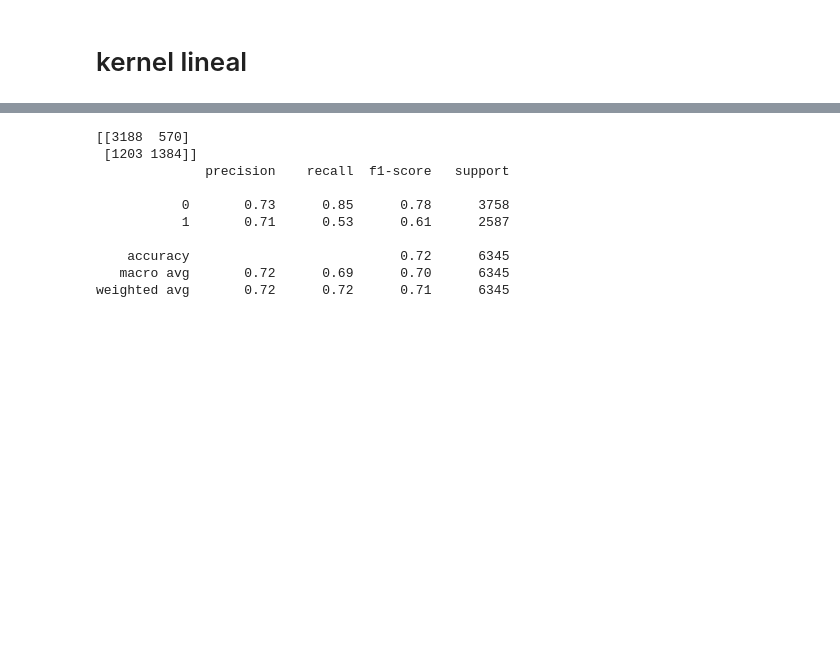
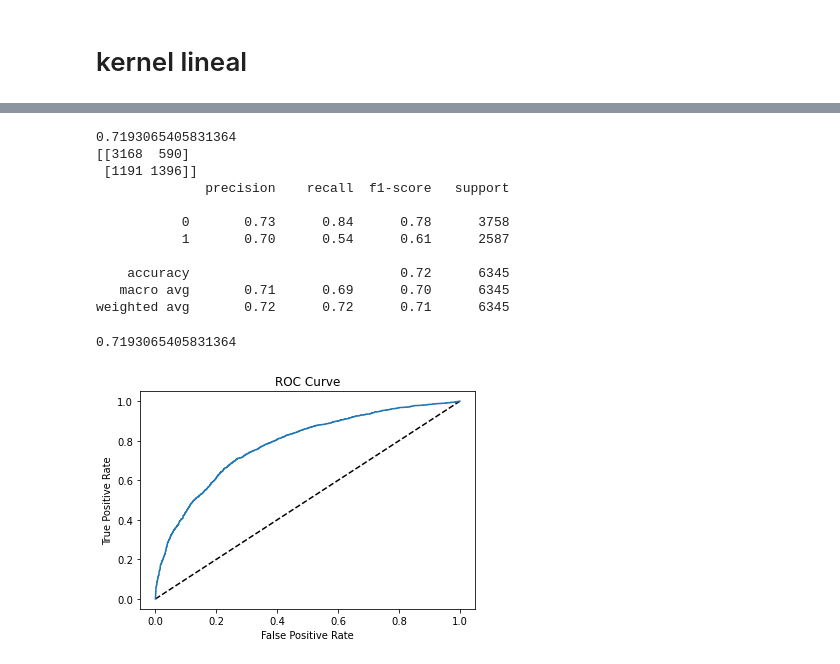
Before and after one commit to Felipe1990/DS4A_team5, a Jupyter notebook: 01_notebooks/05_MODEL_FIT_svc.ipynb, the cells around one changed output, grey strips where cells are left out. Cells and saved outputs as stored; diff of their text form; code cells hidden in the pictures; blank space fills up the shorter version.

```diff
--- a/01_notebooks/05_MODEL_FIT_svc.ipynb
+++ b/01_notebooks/05_MODEL_FIT_svc.ipynb
@@ -232,21 +227,25 @@ weighted avg       0.70      0.70      0.70      6345
 # %% [markdown]
 # kernel lineal
 # %%
+from sklearn.calibration import CalibratedClassifierCV
+from sklearn.metrics import accuracy_score
+
 # Setup the hyperparameter grid
-param_grid = [{'C': [0.001,0.01,1,10,100],
-               'penalty': ['l1', 'l2'],
-              'loss': ['hinge', 'squared_hinge']}]
+#param_grid = [{'C': [0.001,0.01,1,10,100],
+#               'penalty': ['l1', 'l2'],
+#              'loss': ['hinge', 'squared_hinge']}]
 
 # Instantiate a SVC classifier:
-svc = LinearSVC()
+svm_cv = CalibratedClassifierCV(base_estimator=LinearSVC(C=1, penalty='l2',max_iter=10000,random_state=20, dual=False), cv=5)
 
 # Instantiate the GridSearchCV object: logreg_cv
-svm_cv = GridSearchCV(svc, param_grid, cv=5)
+#svm_cv = GridSearchCV(svc, param_grid, cv=5)
 
 # Fit it to the data
 svm_cv.fit(X_train, y_train)
 
 # Print the tuned parameter and score
-print("Tuned svm Parameters: {}".format(svm_cv.best_params_))
-print("Best score is {}".format(svm_cv.best_score_))
+#print("Tuned svm Parameters: {}".format(svm_cv.best_params_))
+#print("Best score is {}".format(svm_cv.best_score_))
+#print(accuracy_score(y_test, y_preds))
 # %% [output]
@@ -274,17 +263,43 @@ from sklearn.metrics import confusion_matrix, classification_report
 
 # Predict the labels of the test set: y_pred
 y_pred = svm_cv.predict(X_test)
-
+print(accuracy_score(y_test, y_pred))
 print(confusion_matrix(y_test, y_pred))
 print(classification_report(y_test, y_pred))
 # %% [output]
-[[3188  570]
- [1203 1384]]
+0.7193065405831364
+[[3168  590]
+ [1191 1396]]
               precision    recall  f1-score   support
 
-           0       0.73      0.85      0.78      3758
-           1       0.71      0.53      0.61      2587
+           0       0.73      0.84      0.78      3758
+           1       0.70      0.54      0.61      2587
 
     accuracy                           0.72      6345
-   macro avg       0.72      0.69      0.70      6345
+   macro avg       0.71      0.69      0.70      6345
 weighted avg       0.72      0.72      0.71      6345
+# %%
+#roc curve
+# Import necessary modules
+from sklearn.metrics import roc_curve
+
+# Compute predicted probabilities: y_pred_prob
+y_pred_prob = svm_cv.predict_proba(X_test)[:,1]
+
+# Generate ROC curve values: fpr, tpr, thresholds
+fpr, tpr, thresholds = roc_curve(y_test, y_pred_prob)
+
+
+# Print the accuracy
+print(svm_cv.score(X_test, y_test))
+
+# Plot ROC curve
+plt.plot([0, 1], [0, 1], 'k--')
+plt.plot(fpr, tpr)
+plt.xlabel('False Positive Rate')
+plt.ylabel('True Positive Rate')
+plt.title('ROC Curve')
+plt.show()
+# %% [output]
+0.7193065405831364
+[figure, added]
```
Also changed, not shown: parts of 3 cells of this notebook, 3 other files.
